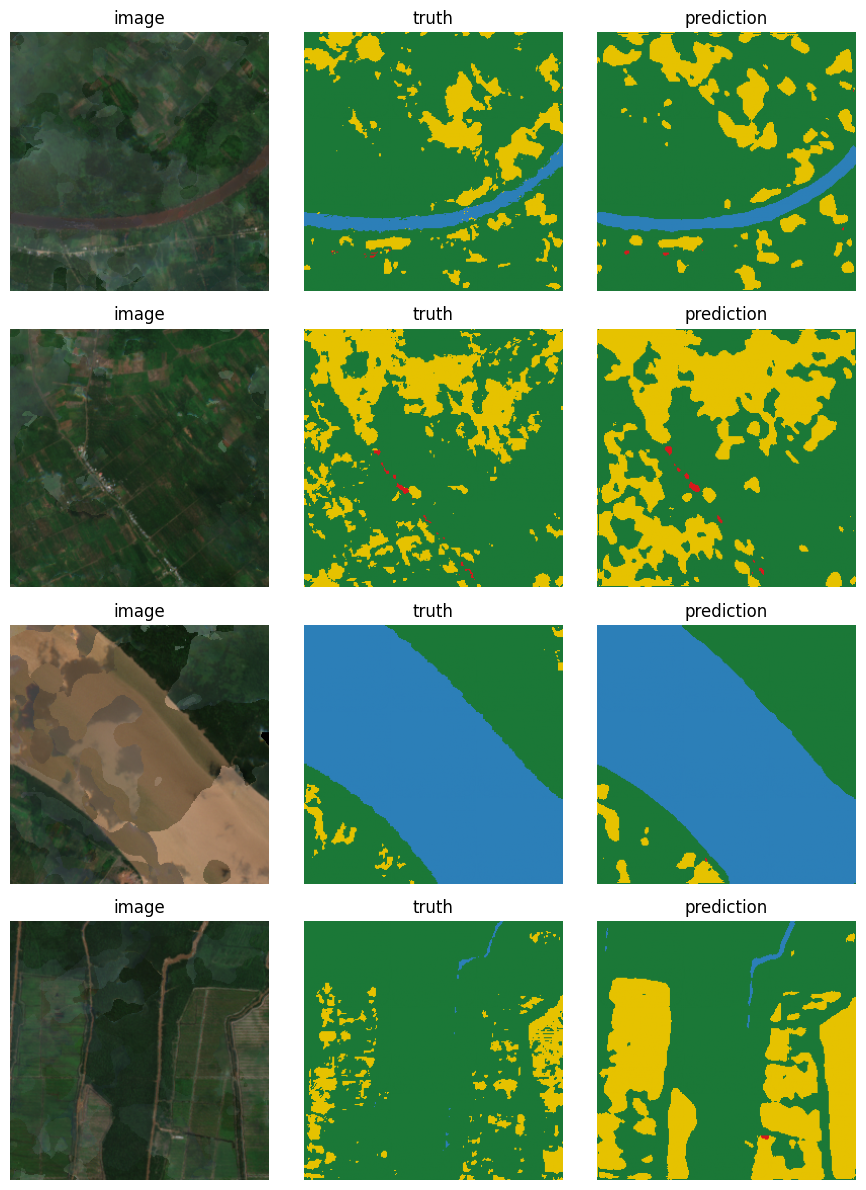
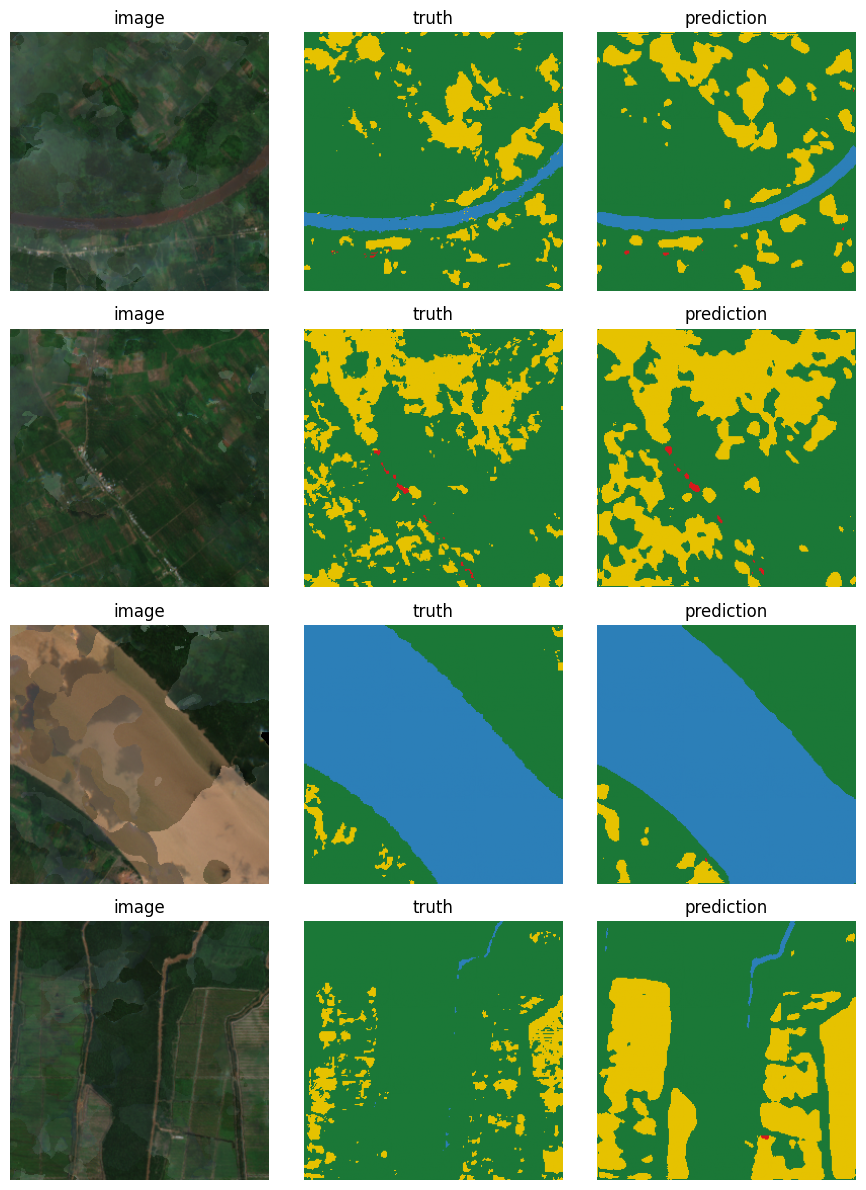
The notebook cell's code change between the first figure and the second:
--- before
+++ after
@@ -14,3 +14,3 @@
         for ax in axes[row]:
             ax.axis("off")
-plt.tight_layout(); plt.show()
+plt.tight_layout(); plt.savefig("predictions.png", dpi=130, bbox_inches="tight"); plt.show()

Commit: Update readme